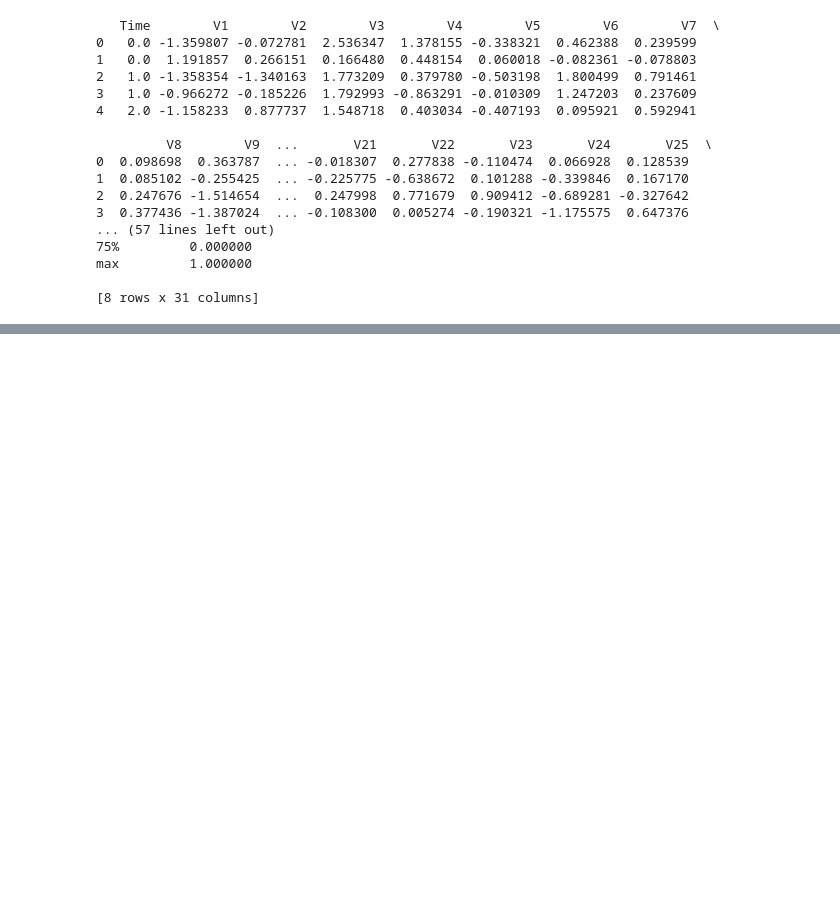
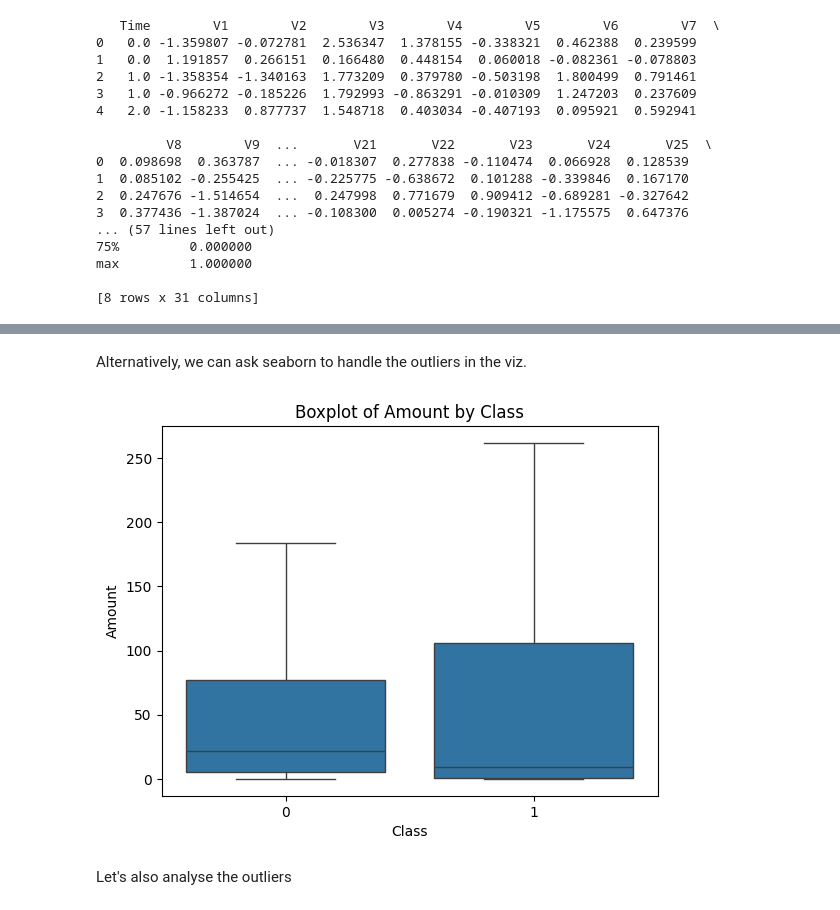
Before and after one commit to asadrazanayani/ELVTR_FRAUD_AIML, a Jupyter notebook: fraud_eda/Asad Nayani - FAAI - Assignment1 - EDA.ipynb, the cells around one changed output, grey strips where cells are left out. Cells and saved outputs as stored; diff of their text form; code cells hidden in the pictures; blank space fills up the shorter version.

```diff
--- a/fraud_eda/Asad Nayani - FAAI - Assignment1 - EDA.ipynb
+++ b/fraud_eda/Asad Nayani - FAAI - Assignment1 - EDA.ipynb
@@ -174,0 +225,10 @@ max         1.000000
+# %% [markdown]
+Alternatively, we can ask seaborn to handle the outliers in the viz.
+# %%
+sns.boxplot(x='Class', y='Amount', data=rel_data_box_plt,  showfliers=False)
+plt.title('Boxplot of Amount by Class')
+plt.show()
+# %% [output]
+[figure, added]
+# %% [markdown]
+Let's also analyse the outliers
```
Also changed, not shown: parts of 30 cells of this notebook, 1 other file.
